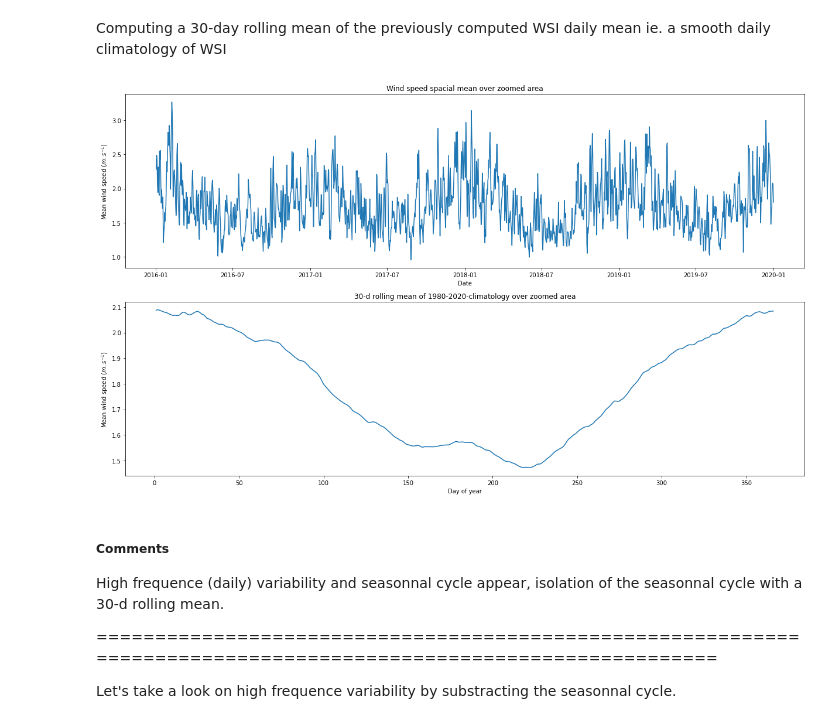
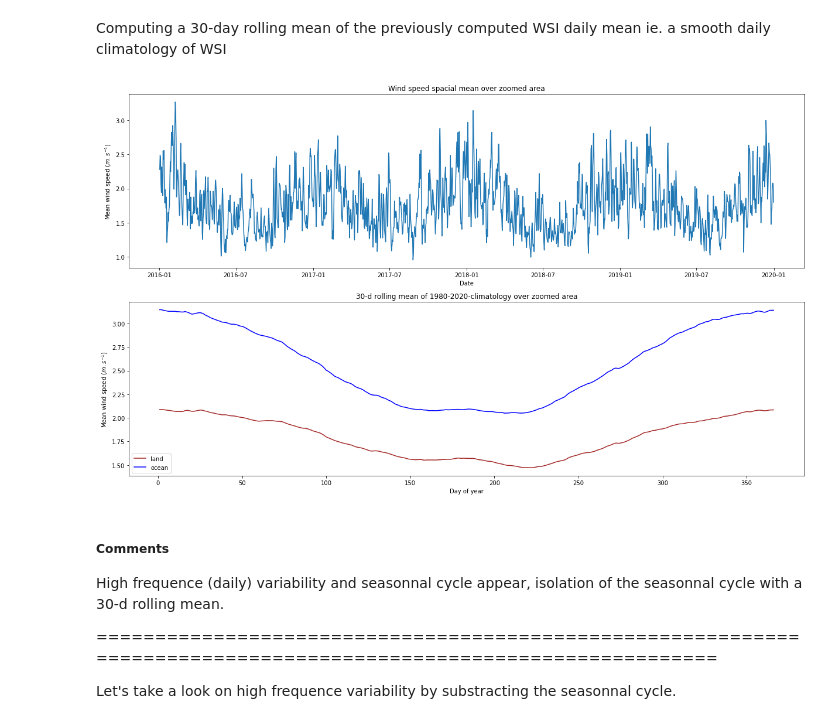
Before and after one commit to bchatelon/year_weather_regime, a Jupyter notebook: wind_outage.ipynb, the cells around one changed output. Cells and saved outputs as stored; diff of their text form; code cells hidden in the pictures.

```diff
--- a/wind_outage.ipynb
+++ b/wind_outage.ipynb
@@ -163,14 +187,17 @@ Computing spatial average over land for each timestep ie. comuting Wind Speed In
 wgts = np.sqrt(np.cos(np.deg2rad(ws_zoom.latitude)))
 # %%
 ws_zoom_weighted = ws_zoom.weighted(wgts)
+wso_zoom_weighted = wso_zoom.weighted(wgts)
 # %%
 ws_index = ws_zoom_weighted.mean(dim = ['longitude','latitude'])
+wso_index = wso_zoom_weighted.mean(dim = ['longitude','latitude'])
 # %% [markdown]
 =================================================================================================================
 # %% [markdown]
 Daily climatological mean of WSI over the full period (1980-2019)
 # %%
 ws_index_dmean = ws_index.groupby('time.dayofyear').mean('time')
+wso_index_dmean = wso_index.groupby('time.dayofyear').mean('time')
 # %% [markdown]
 =================================================================================================================
 # %% [markdown]
@@ -181,25 +208,32 @@ ws_index_day_mean = xr.concat([
     ws_index_dmean.ws.rolling(dayofyear=30, center=True).mean().dropna('dayofyear'),
     ws_index_dmean.roll(dayofyear=150, roll_coords= True).ws.rolling(dayofyear=30, center=True).mean().roll(dayofyear=-150, roll_coords= True)[-14:]],
     dim = 'dayofyear')
+wso_index_day_mean = xr.concat([
+    wso_index_dmean.roll(dayofyear=150, roll_coords= True).ws.rolling(dayofyear=30, center=True).mean().roll(dayofyear=-150, roll_coords= True)[:15],
+    wso_index_dmean.ws.rolling(dayofyear=30, center=True).mean().dropna('dayofyear'),
+    wso_index_dmean.roll(dayofyear=150, roll_coords= True).ws.rolling(dayofyear=30, center=True).mean().roll(dayofyear=-150, roll_coords= True)[-14:]],
+    dim = 'dayofyear')
 # %%
 fig = plt.figure(figsize=(17, 10))
 
 ax = fig.add_subplot(2, 1, 1)
 ax.set_title('Wind speed spacial mean over zoomed area')
 ax.plot(ws_index.time.values[-365*4:], ws_index.ws[-365*4:])
 ax.set_xlabel('Date')
 ax.set_ylabel('Mean wind speed ($m.s^{-1}$)')
 
 ax = fig.add_subplot(2, 1, 2)
 ax.set_title('30-d rolling mean of 1980-2020-climatology over zoomed area')
-ax.plot(ws_index_day_mean.dayofyear, ws_index_day_mean)
+ax.plot(ws_index_day_mean.dayofyear, ws_index_day_mean, color = 'brown', label = 'land')
+ax.plot(wso_index_day_mean.dayofyear, wso_index_day_mean, color = 'blue', label = 'ocean')
 ax.set_xlabel('Day of year')
 ax.set_ylabel('Mean wind speed ($m.s^{-1}$)')
+ax.legend()
 
 plt.tight_layout()
 plt.show()
 # %% [output]
-[figure, old version]
+[figure, new version]
 # %% [markdown]
 ##### Comments
 High frequence (daily) variability and seasonnal cycle appear, isolation of the seasonnal cycle with a 30-d rolling mean.
```
Also changed, not shown: parts of 29 cells of this notebook.
